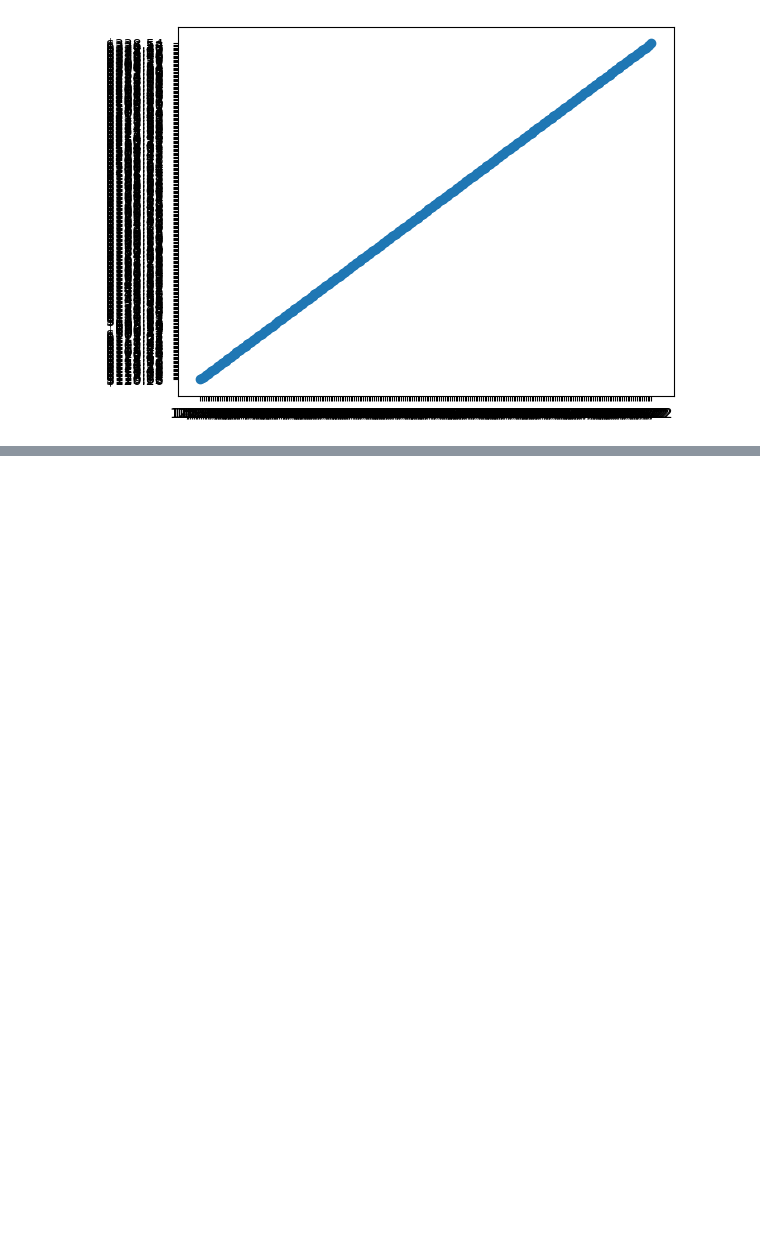
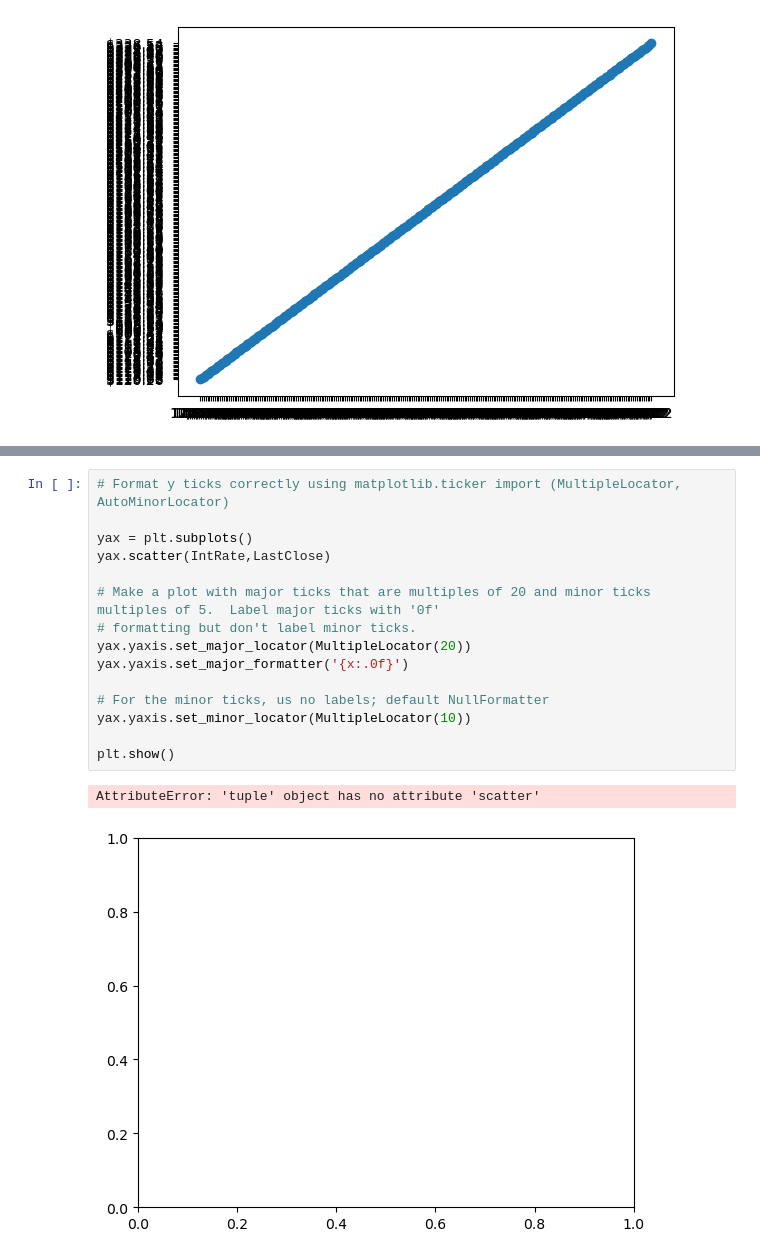
Before and after one commit to Marlon6598/NASDAQ-Project, a Jupyter notebook: MainFinGrab.ipynb, the cells around one changed output, grey strips where cells are left out. Drawn from its saved outputs; the diff is of its cells as text; blank space fills up the shorter version.

```diff
--- a/MainFinGrab.ipynb
+++ b/MainFinGrab.ipynb
@@ -159,0 +179,18 @@ plt.scatter(IntRate,LastClose)
+# %%
+# Format y ticks correctly using matplotlib.ticker import (MultipleLocator, AutoMinorLocator)
+
+yax = plt.subplots()
+yax.scatter(IntRate,LastClose)
+
+# Make a plot with major ticks that are multiples of 20 and minor ticks multiples of 5.  Label major ticks with '0f'
+# formatting but don't label minor ticks.
+yax.yaxis.set_major_locator(MultipleLocator(20))
+yax.yaxis.set_major_formatter('{x:.0f}')
+
+# For the minor ticks, us no labels; default NullFormatter
+yax.yaxis.set_minor_locator(MultipleLocator(10))
+
+plt.show()
+# %% [output]
+AttributeError: 'tuple' object has no attribute 'scatter'
+[figure, added]
```
Also changed, not shown: parts of 7 cells of this notebook.
